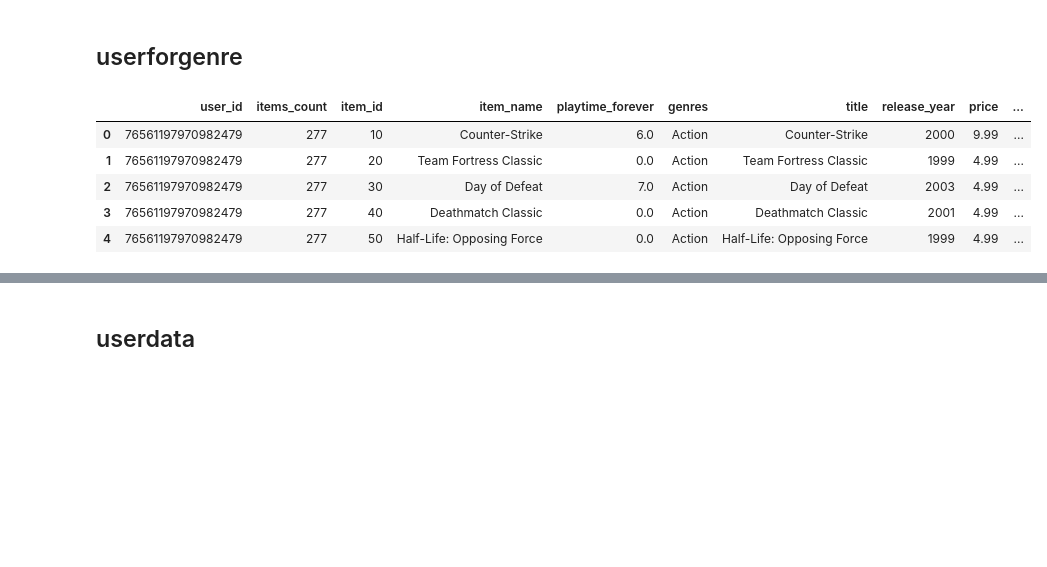
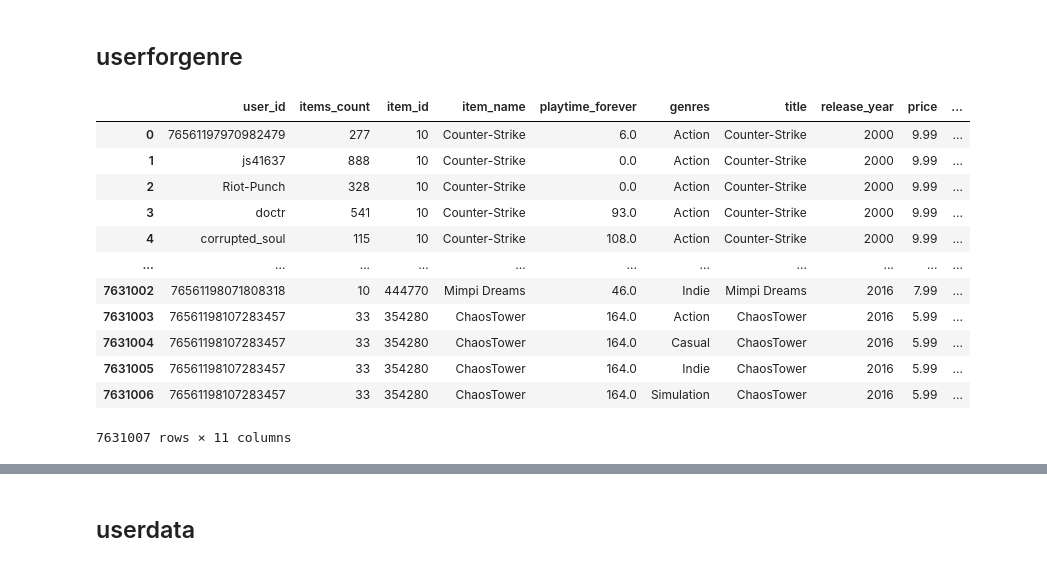
Before and after one commit to ga-romu/PI-MLOps-steam-recs, a Jupyter notebook: notebooks/06_memory_profiling.ipynb, the cells around one changed output, grey strips where cells are left out. Cells and saved outputs as stored; diff of their text form; code cells hidden in the pictures; blank space fills up the shorter version.

```diff
--- a/notebooks/06_memory_profiling.ipynb
+++ b/notebooks/06_memory_profiling.ipynb
@@ -10,9 +10,6 @@ import pyarrow.parquet as pq
 import warnings
 warnings.filterwarnings("ignore")
 # %%
-df_games = pd.read_parquet('data/df_games.parquet')
-df_reviews = pd.read_parquet('data/df_reviews.parquet')
-df_items = pd.read_parquet('data/df_items.parquet')
-piv_norm = pd.read_parquet('data/piv_norm.parquet')
-user_sim_df = pd.read_parquet('data/user_sim_df.parquet')
-item_sim_df = pd.read_parquet('data/item_sim_df.parquet')
+df_games = pd.read_parquet('../data/df_games.parquet')
+df_reviews = pd.read_parquet('../data/processed/df_reviews.parquet')
+df_items = pd.read_parquet('../data/processed/df_items.parquet')
@@ -207,12 +171,19 @@ developer_reviews_analysis('Re-Logic')
 ## userforgenre
 # %%
 df_genre = df_items.merge(df_games, left_on='item_name', right_on='title')
-df_genre.head()
+df_genre
 # %% [output]
 |  | user_id | items_count | item_id | item_name | playtime_forever | genres | title | release_year | price | ... |
 | 0 | 76561197970982479 | 277 | 10 | Counter-Strike | 6.0 | Action | Counter-Strike | 2000 | 9.99 | ... |
-| 1 | 76561197970982479 | 277 | 20 | Team Fortress Classic | 0.0 | Action | Team Fortress Classic | 1999 | 4.99 | ... |
-| 2 | 76561197970982479 | 277 | 30 | Day of Defeat | 7.0 | Action | Day of Defeat | 2003 | 4.99 | ... |
-| 3 | 76561197970982479 | 277 | 40 | Deathmatch Classic | 0.0 | Action | Deathmatch Classic | 2001 | 4.99 | ... |
-| 4 | 76561197970982479 | 277 | 50 | Half-Life: Opposing Force | 0.0 | Action | Half-Life: Opposing Force | 1999 | 4.99 | ... |
+| 1 | js41637 | 888 | 10 | Counter-Strike | 0.0 | Action | Counter-Strike | 2000 | 9.99 | ... |
+| 2 | Riot-Punch | 328 | 10 | Counter-Strike | 0.0 | Action | Counter-Strike | 2000 | 9.99 | ... |
+| 3 | doctr | 541 | 10 | Counter-Strike | 93.0 | Action | Counter-Strike | 2000 | 9.99 | ... |
+| 4 | corrupted_soul | 115 | 10 | Counter-Strike | 108.0 | Action | Counter-Strike | 2000 | 9.99 | ... |
+| ... | ... | ... | ... | ... | ... | ... | ... | ... | ... | ... |
+| 7631002 | 76561198071808318 | 10 | 444770 | Mimpi Dreams | 46.0 | Indie | Mimpi Dreams | 2016 | 7.99 | ... |
+| 7631003 | 76561198107283457 | 33 | 354280 | ChaosTower | 164.0 | Action | ChaosTower | 2016 | 5.99 | ... |
+| 7631004 | 76561198107283457 | 33 | 354280 | ChaosTower | 164.0 | Casual | ChaosTower | 2016 | 5.99 | ... |
+| 7631005 | 76561198107283457 | 33 | 354280 | ChaosTower | 164.0 | Indie | ChaosTower | 2016 | 5.99 | ... |
+| 7631006 | 76561198107283457 | 33 | 354280 | ChaosTower | 164.0 | Simulation | ChaosTower | 2016 | 5.99 | ... |
+7631007 rows × 11 columns
 # %%
```
Also changed, not shown: parts of 12 cells of this notebook, 3 other files.
